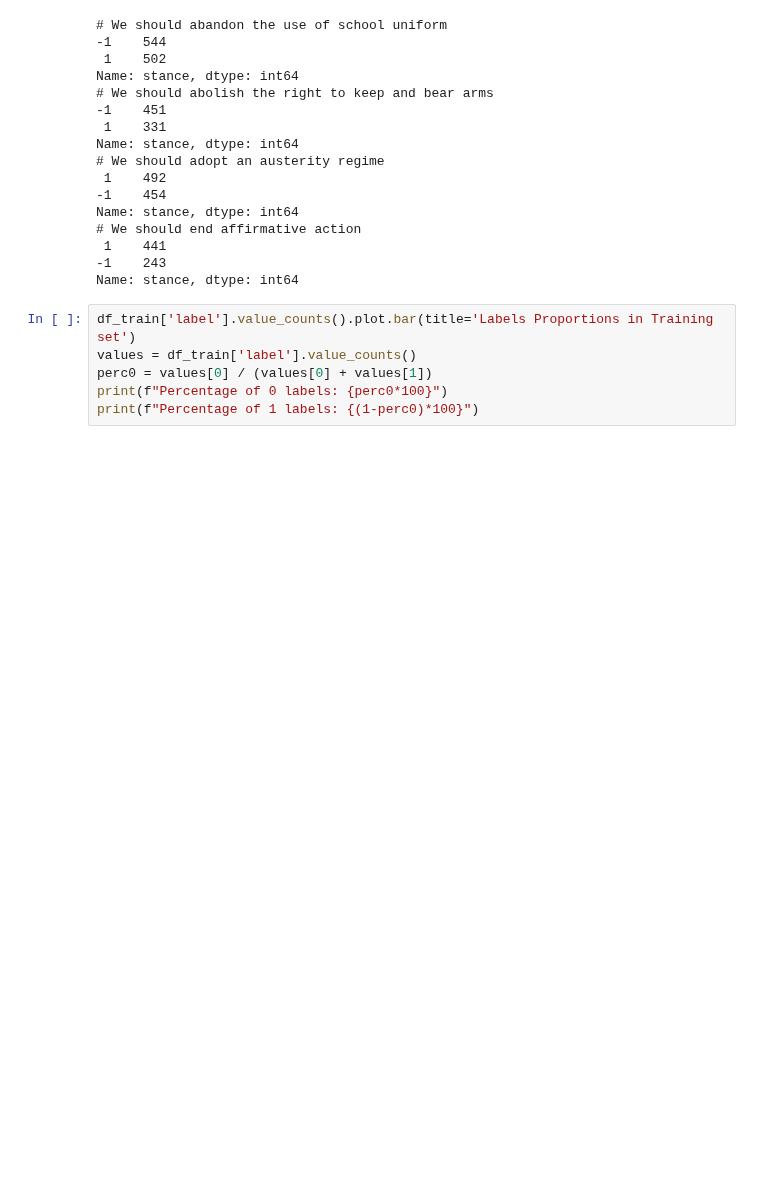
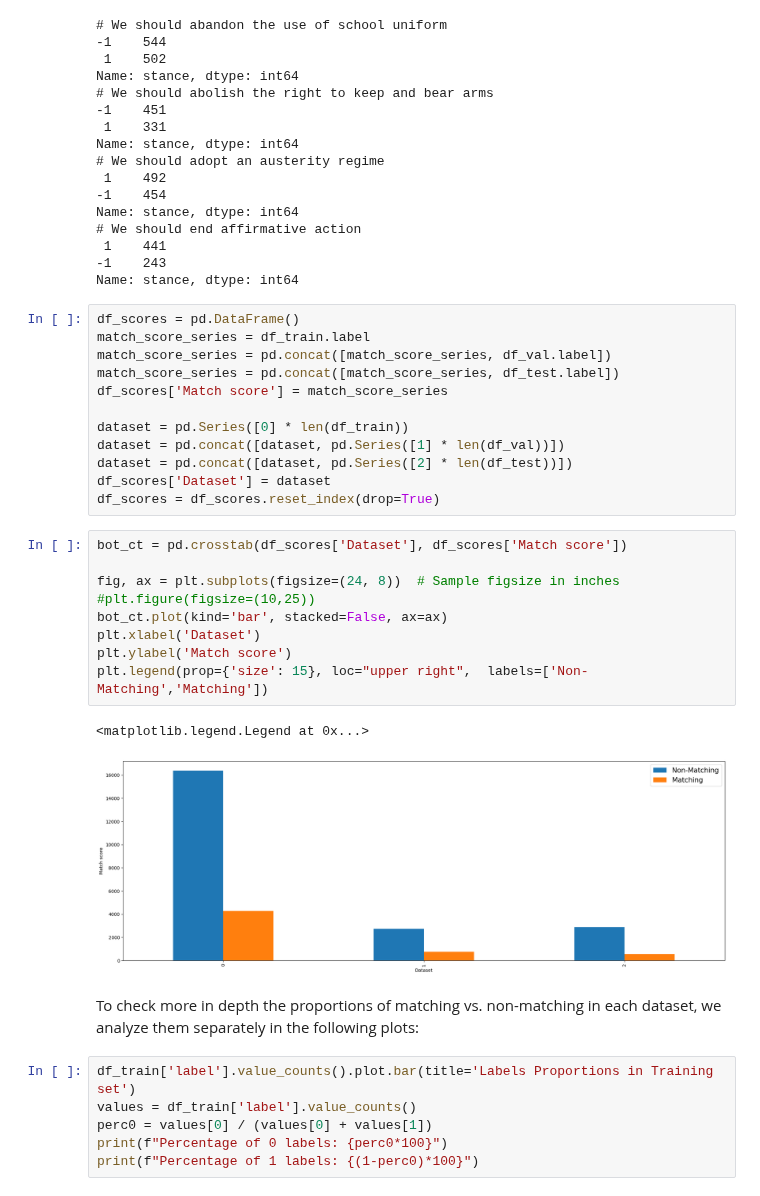
Before and after one commit to mmc185/HLTKeyPointAnalysis, a Jupyter notebook: kp_match/main.ipynb, the cells around one changed output. Saved outputs shown, nothing was run; the diff lists cells and outputs as text; blank space fills up the shorter version.

Commit message:
add analysis for matching task

```diff
--- a/kp_match/main.ipynb
+++ b/kp_match/main.ipynb
@@ -149,6 +149,32 @@ Name: stance, dtype: int64
  1    441
 -1    243
 Name: stance, dtype: int64
+# %%
+df_scores = pd.DataFrame()
+match_score_series = df_train.label
+match_score_series = pd.concat([match_score_series, df_val.label])
+match_score_series = pd.concat([match_score_series, df_test.label])
+df_scores['Match score'] = match_score_series
+
+dataset = pd.Series([0] * len(df_train))
+dataset = pd.concat([dataset, pd.Series([1] * len(df_val))])
+dataset = pd.concat([dataset, pd.Series([2] * len(df_test))])
+df_scores['Dataset'] = dataset
+df_scores = df_scores.reset_index(drop=True)
+# %%
+bot_ct = pd.crosstab(df_scores['Dataset'], df_scores['Match score'])
+
+fig, ax = plt.subplots(figsize=(24, 8))  # Sample figsize in inches
+#plt.figure(figsize=(10,25))
+bot_ct.plot(kind='bar', stacked=False, ax=ax)
+plt.xlabel('Dataset')
+plt.ylabel('Match score')
+plt.legend(prop={'size': 15}, loc="upper right",  labels=['Non-Matching','Matching'])
+# %% [output]
+<matplotlib.legend.Legend at 0x...>
+[figure, added]
+# %% [markdown]
+To check more in depth the proportions of matching vs. non-matching in each dataset, we analyze them separately in the following plots:
 # %%
 df_train['label'].value_counts().plot.bar(title='Labels Proportions in Training set')
 values = df_train['label'].value_counts()
```
